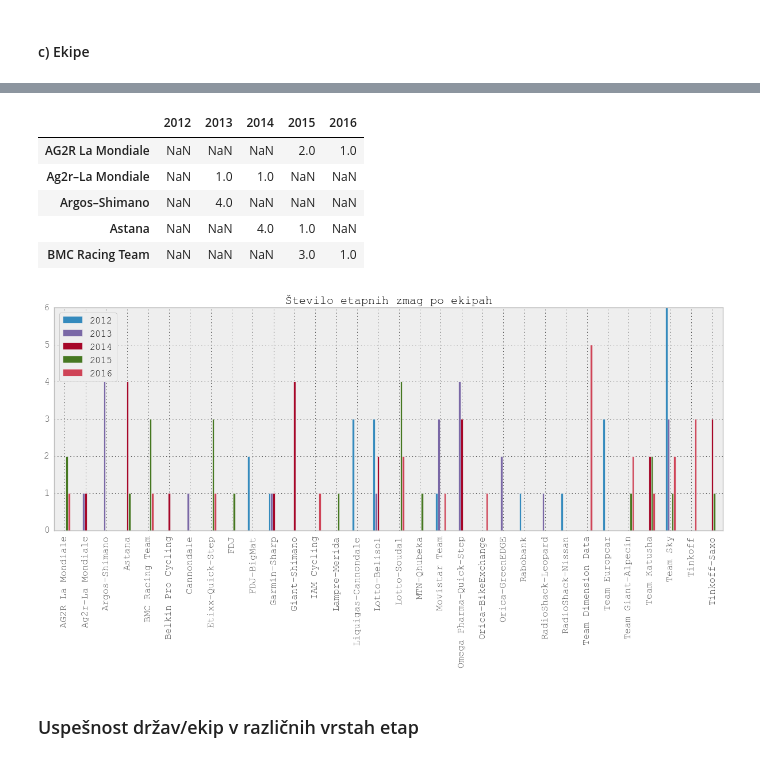
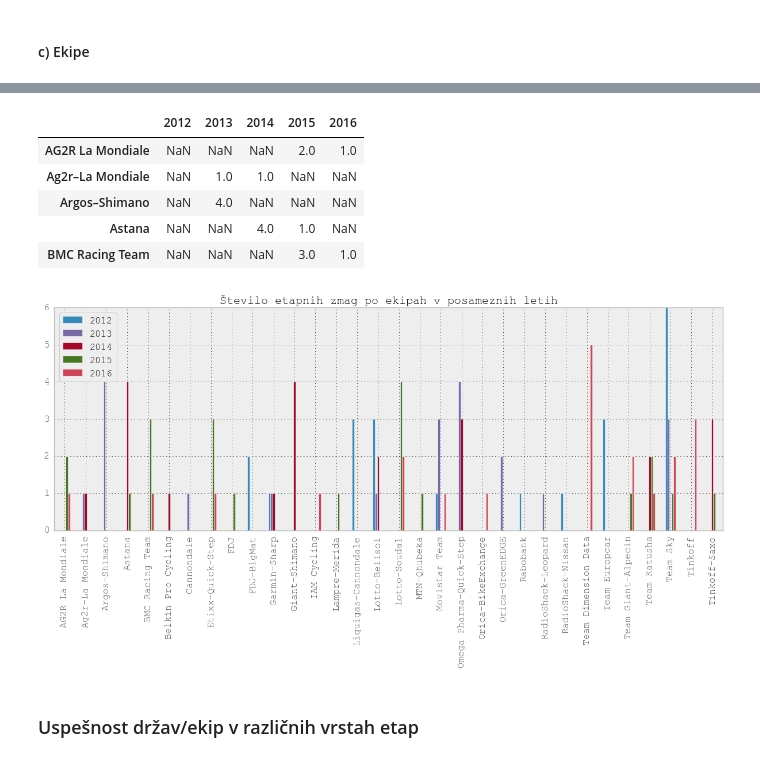
Before and after one commit to aeTS/Projekt-PRO1, a Jupyter notebook: Projekt_analiza_Tour.ipynb, the cells around one changed output, grey strips where cells are left out. Saved outputs shown, nothing was run; the diff lists cells and outputs as text; code cells hidden in the pictures.

```diff
--- a/Projekt_analiza_Tour.ipynb
+++ b/Projekt_analiza_Tour.ipynb
@@ -356,15 +400,15 @@ eekipe.groupby('ekipa').size().plot(kind='bar',
 # %%
-graf(e2012, e2013, e2014, e2015, e2016, 'ekipa', 'Število etapnih zmag po ekipah',
+graf(e2012, e2013, e2014, e2015, e2016, 'ekipa', 'Število etapnih zmag po ekipah v posameznih letih',
     ['2012', '2013', '2014', '2015', '2016'])
 tabela(e2012, e2013, e2014, e2015, e2016, 'ekipa')[:5]
 # %% [output]
 |  | 2012 | 2013 | 2014 | 2015 | 2016 |
 | AG2R La Mondiale | NaN | NaN | NaN | 2.0 | 1.0 |
 | Ag2r–La Mondiale | NaN | 1.0 | 1.0 | NaN | NaN |
 | Argos–Shimano | NaN | 4.0 | NaN | NaN | NaN |
 | Astana | NaN | NaN | 4.0 | 1.0 | NaN |
 | BMC Racing Team | NaN | NaN | NaN | 3.0 | 1.0 |
-[figure, old version]
+[figure, new version]
 # %% [markdown]
 ### Uspešnost držav/ekip v različnih vrstah etap
 # %%
```
Also changed, not shown: parts of 38 cells of this notebook.
